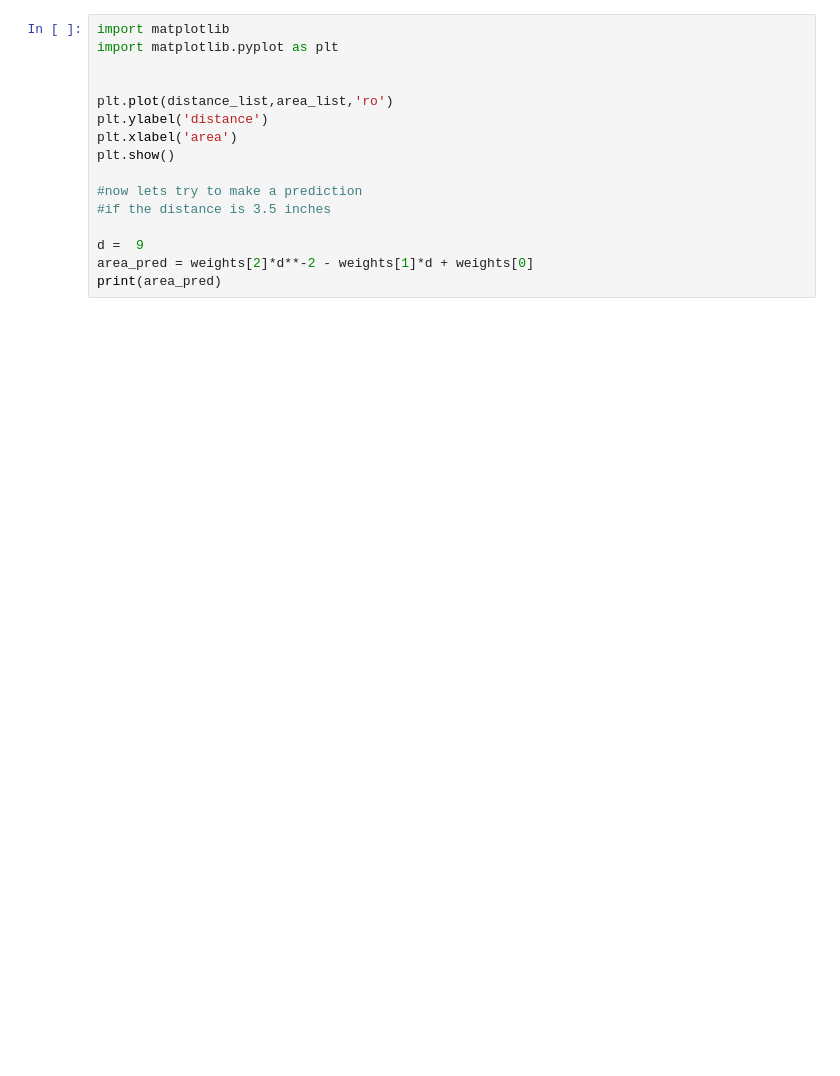
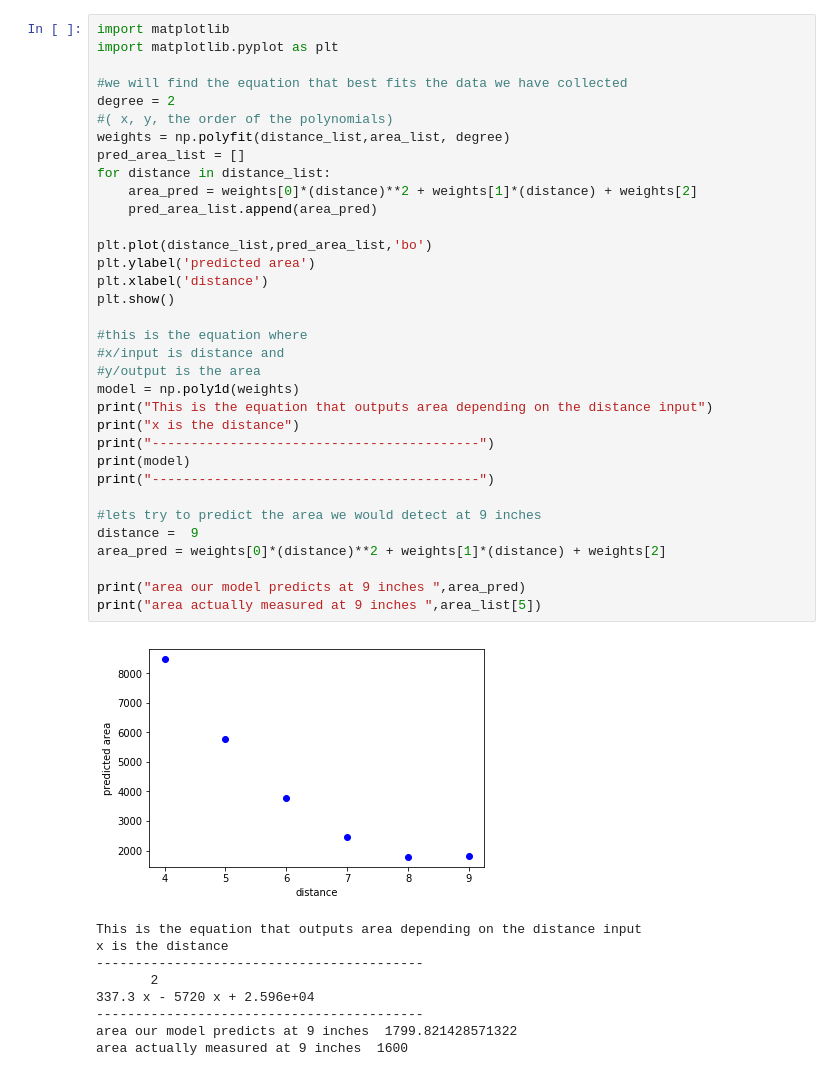
Before and after one commit to ArN5/zumi_samples, a Jupyter notebook: qr_distance_calc.ipynb, the cells around one changed output. Cells and saved outputs as stored; diff of their text form; blank space fills up the shorter version.

```diff
--- a/qr_distance_calc.ipynb
+++ b/qr_distance_calc.ipynb
@@ -110,16 +107,44 @@ print(model)
-# %%
-import matplotlib
-import matplotlib.pyplot as plt
-
-
-plt.plot(distance_list,area_list,'ro')
-plt.ylabel('distance')
-plt.xlabel('area')
-plt.show()
-
-#now lets try to make a prediction
-#if the distance is 3.5 inches
-
-d =  9
-area_pred = weights[2]*d**-2 - weights[1]*d + weights[0]
-print(area_pred)
+# %%
+import matplotlib
+import matplotlib.pyplot as plt
+
+#we will find the equation that best fits the data we have collected
+degree = 2
+#( x, y, the order of the polynomials)
+weights = np.polyfit(distance_list,area_list, degree)
+pred_area_list = []
+for distance in distance_list:
+    area_pred = weights[0]*(distance)**2 + weights[1]*(distance) + weights[2]
+    pred_area_list.append(area_pred)
+
+plt.plot(distance_list,pred_area_list,'bo')
+plt.ylabel('predicted area')
+plt.xlabel('distance')
+plt.show()
+
+#this is the equation where
+#x/input is distance and
+#y/output is the area
+model = np.poly1d(weights)
+print("This is the equation that outputs area depending on the distance input")
+print("x is the distance")
+print("------------------------------------------")
+print(model)
+print("------------------------------------------")
+
+#lets try to predict the area we would detect at 9 inches
+distance =  9
+area_pred = weights[0]*(distance)**2 + weights[1]*(distance) + weights[2]
+
+print("area our model predicts at 9 inches ",area_pred)
+print("area actually measured at 9 inches ",area_list[5])
+# %% [output]
+[figure, added]
+This is the equation that outputs area depending on the distance input
+x is the distance
+------------------------------------------
+       2
+337.3 x - 5720 x + 2.596e+04
+------------------------------------------
+area our model predicts at 9 inches  1799.821428571322
+area actually measured at 9 inches  1600
```
Also changed, not shown: parts of 3 cells of this notebook, 29 other files.
